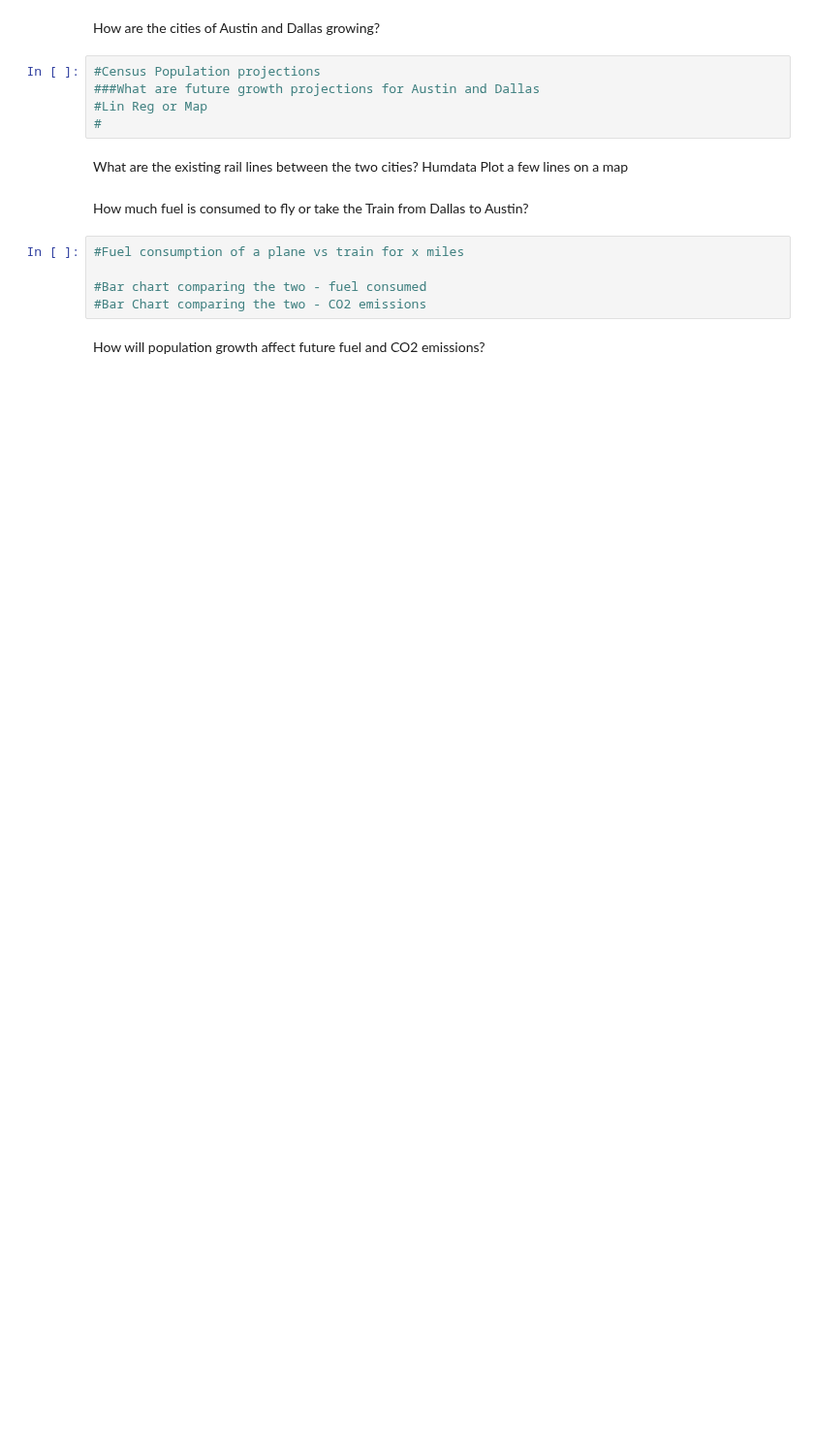
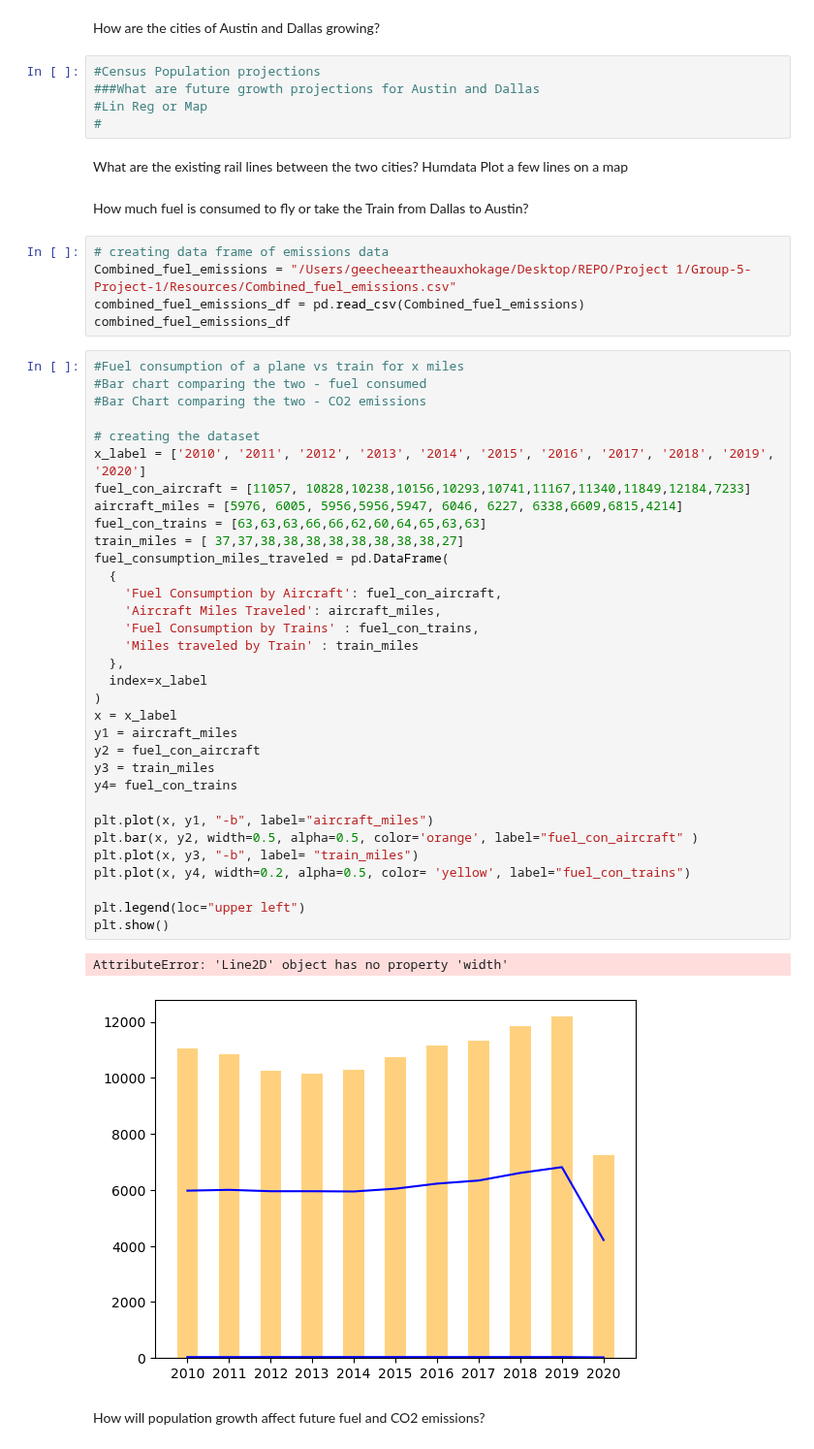
Before and after one commit to bennettnorth/Group-5-Project-1, a Jupyter notebook: Project File.ipynb, the cells around one changed output. Shown at 97% size. Cells and saved outputs as stored; diff of their text form; blank space fills up the shorter version.

Commit message:
Updating Project_file with my graph for our 1PM meeting. it isn't complete

```diff
--- a/Project File.ipynb
+++ b/Project File.ipynb
@@ -112,10 +97,46 @@ Humdata
 Plot a few lines on a map
 # %% [markdown]
 How much fuel is consumed to fly or take the Train from Dallas to Austin?
-# %%
-#Fuel consumption of a plane vs train for x miles
-
-#Bar chart comparing the two - fuel consumed
-#Bar Chart comparing the two - CO2 emissions
+# %%
+# creating data frame of emissions data
+Combined_fuel_emissions = "/Users/geecheeartheauxhokage/Desktop/REPO/Project 1/Group-5-Project-1/Resources/Combined_fuel_emissions.csv"
+combined_fuel_emissions_df = pd.read_csv(Combined_fuel_emissions)
+combined_fuel_emissions_df
+# %%
+#Fuel consumption of a plane vs train for x miles
+#Bar chart comparing the two - fuel consumed
+#Bar Chart comparing the two - CO2 emissions
+
+# creating the dataset
+x_label = ['2010', '2011', '2012', '2013', '2014', '2015', '2016', '2017', '2018', '2019', '2020']
+fuel_con_aircraft = [11057, 10828,10238,10156,10293,10741,11167,11340,11849,12184,7233]
+aircraft_miles = [5976, 6005, 5956,5956,5947, 6046, 6227, 6338,6609,6815,4214]
+fuel_con_trains = [63,63,63,66,66,62,60,64,65,63,63]
+train_miles = [ 37,37,38,38,38,38,38,38,38,38,27]
+fuel_consumption_miles_traveled = pd.DataFrame(
+  {
+    'Fuel Consumption by Aircraft': fuel_con_aircraft,
+    'Aircraft Miles Traveled': aircraft_miles,
+    'Fuel Consumption by Trains' : fuel_con_trains,
+    'Miles traveled by Train' : train_miles
+  },
+  index=x_label
+)
+x = x_label
+y1 = aircraft_miles
+y2 = fuel_con_aircraft
+y3 = train_miles
+y4= fuel_con_trains
+
+plt.plot(x, y1, "-b", label="aircraft_miles")
+plt.bar(x, y2, width=0.5, alpha=0.5, color='orange', label="fuel_con_aircraft" )
+plt.plot(x, y3, "-b", label= "train_miles")
+plt.plot(x, y4, width=0.2, alpha=0.5, color= 'yellow', label="fuel_con_trains")
+
+plt.legend(loc="upper left")
+plt.show()
+# %% [output]
+AttributeError: 'Line2D' object has no property 'width'
+[figure, added]
 # %% [markdown]
 How will population growth affect future fuel and CO2 emissions?
```
Also changed, not shown: parts of 4 cells of this notebook, 1 other file.
